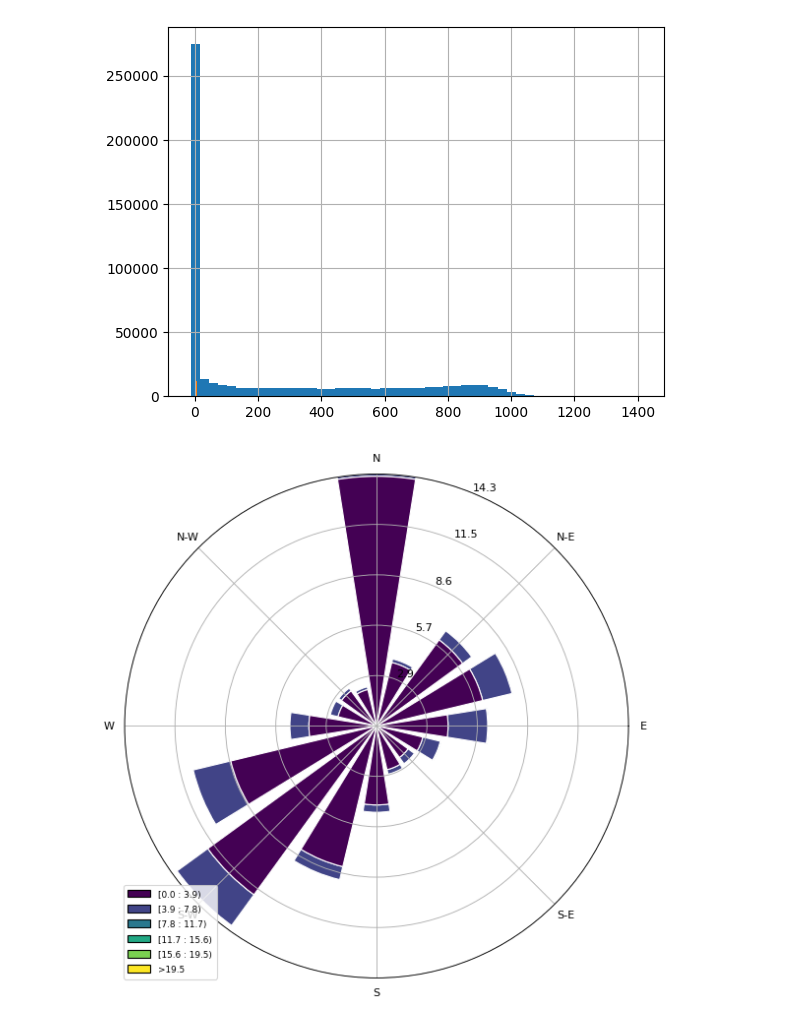
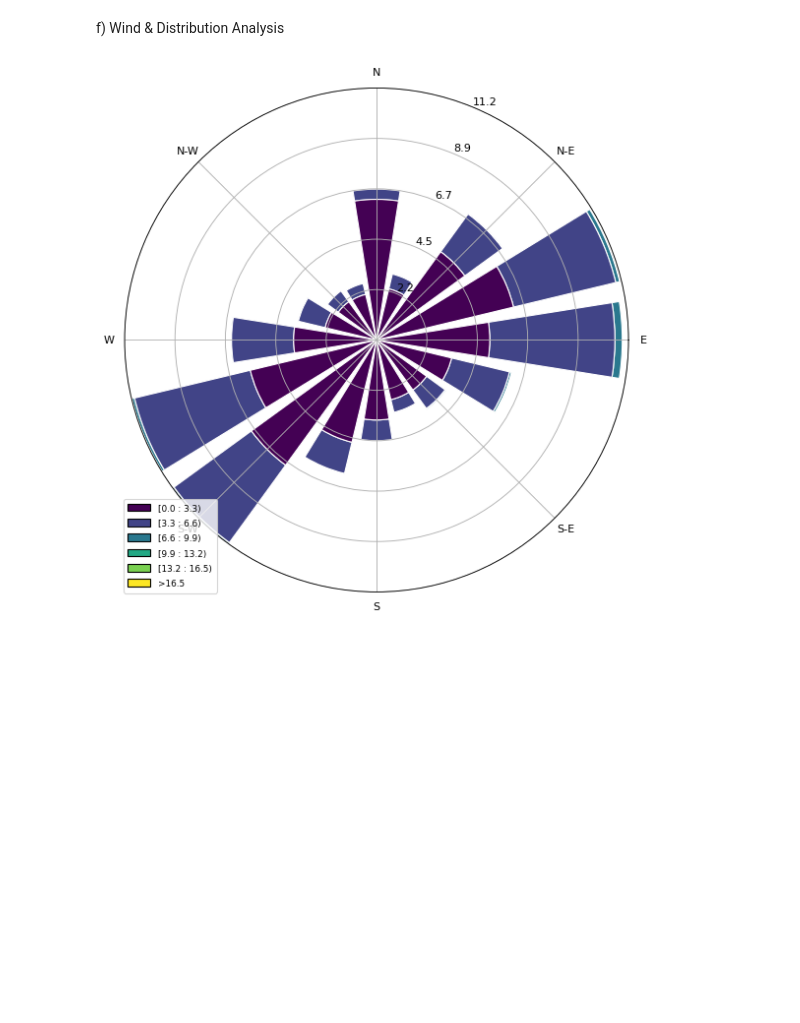
Before and after one commit to mihret7/solar-challenge-week0, a Jupyter notebook: notebooks/benin_eda.ipynb, the cells around one changed output. Drawn from its saved outputs; the diff is of its cells as text; code cells hidden in the pictures; blank space fills up the shorter version.

```diff
--- a/notebooks/benin_eda.ipynb
+++ b/notebooks/benin_eda.ipynb
@@ -72,17 +116,0 @@ df.to_csv("../data/benin_clean.csv", index=False)
-# %%
-import matplotlib.pyplot as plt
-import seaborn as sns
-
-df['Timestamp'] = pd.to_datetime(df['Timestamp'])
-
-# Line chart of GHI, DNI, DHI, Tamb over time
-plt.figure(figsize=(12,6))
-plt.plot(df['Timestamp'], df['GHI'], label='GHI')
-plt.plot(df['Timestamp'], df['DNI'], label='DNI')
-plt.plot(df['Timestamp'], df['DHI'], label='DHI')
-plt.plot(df['Timestamp'], df['Tamb'], label='Tamb')
-plt.legend()
-plt.show()
-
-# Optional: resample by month or hour
-df.set_index('Timestamp').resample('M').mean()[['GHI', 'DNI', 'DHI']].plot()
@@ -100,0 +119,14 @@ sns.barplot(data=df, x='outlier_flag', y='ModB')
+# %%
+# Ensure Timestamp is datetime and set as index
+# If Timestamp is still a column, convert to datetime
+if 'Timestamp' in df.columns:
+    df['Timestamp'] = pd.to_datetime(df['Timestamp'], errors='coerce')
+    df = df.dropna(subset=['Timestamp'])  # remove rows with invalid timestamps
+    df = df.set_index('Timestamp')        # set as index
+else:
+    # Already index, ensure it's datetime
+    df.index = pd.to_datetime(df.index, errors='coerce')
+    df = df.dropna()  # drop any rows where conversion failed
+
+# Sort by time
+df = df.sort_index()
@@ -113,15 +207,17 @@ sns.scatterplot(data=df, x='RH', y='GHI')
+# %% [markdown]
+f) Wind & Distribution Analysis
 # %%
-# Histogram
-df['GHI'].hist(bins=50)
-df['WS'].hist(bins=50)
+"""
+Wind rose shows wind direction & speed distribution — useful to understand site conditions.
 
-# Optional wind rose (requires windrose package)
+Histograms show distribution shapes (skewness), helpful for transformation decisions.
+"""
+# Wind rose
 # pip install windrose
 from windrose import WindroseAxes
 ax = WindroseAxes.from_ax()
-ax.bar(df['WD'], df['WS'], normed=True, opening=0.8, edgecolor='white')
+ax.bar(df['WD'].dropna(), df['WS'].dropna(), normed=True, opening=0.8, edgecolor='white')
 ax.set_legend()
 plt.show()
 # %% [output]
-[figure, old version]
+[figure, new version]
-[figure, removed]
```
Also changed, not shown: parts of 27 cells of this notebook.
